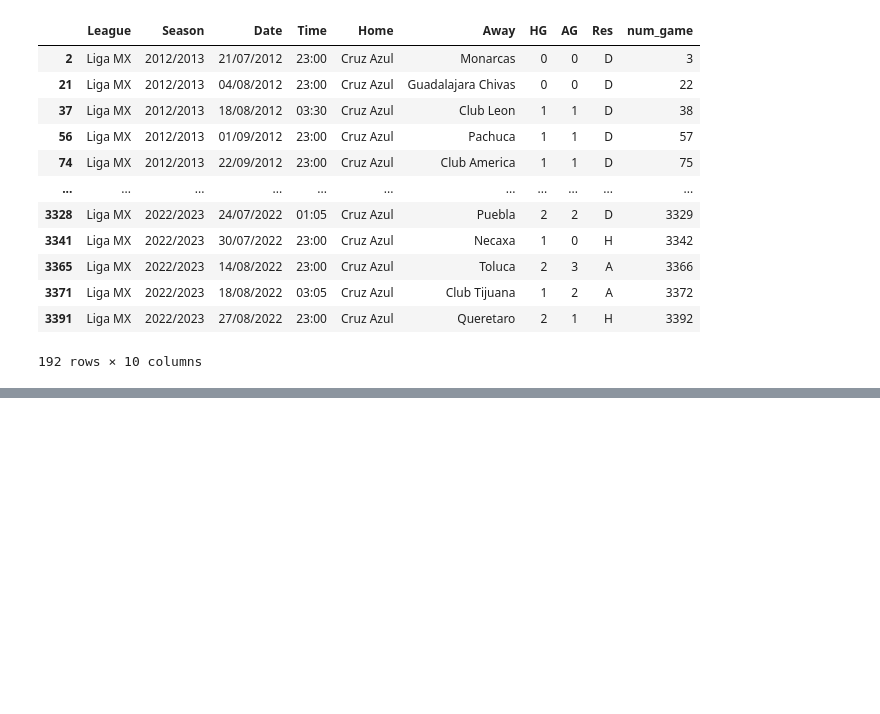
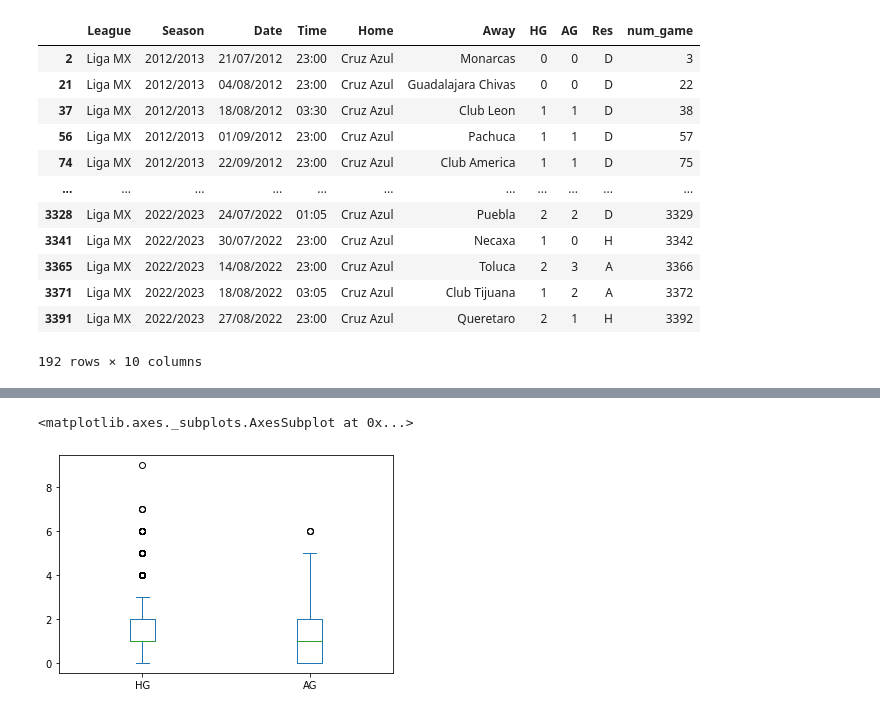
Before and after one commit to juanxo90/basico_python, a Jupyter notebook: Libreta5_Pandas.ipynb, the cells around one changed output, grey strips where cells are left out. Drawn from its saved outputs; the diff is of its cells as text; code cells hidden in the pictures; blank space fills up the shorter version.

```diff
--- a/Libreta5_Pandas.ipynb
+++ b/Libreta5_Pandas.ipynb
@@ -366,0 +687,5 @@ liga_mex[(liga_mex.Home == 'Cruz Azul') | (liga_mex.Away == 'Cruz Azul')]
+# %%
+liga_mex[['HG','AG']].plot.box()
+# %% [output]
+<matplotlib.axes._subplots.AxesSubplot at 0x...>
+[figure, added]
```
Also changed, not shown: parts of 38 cells of this notebook.
